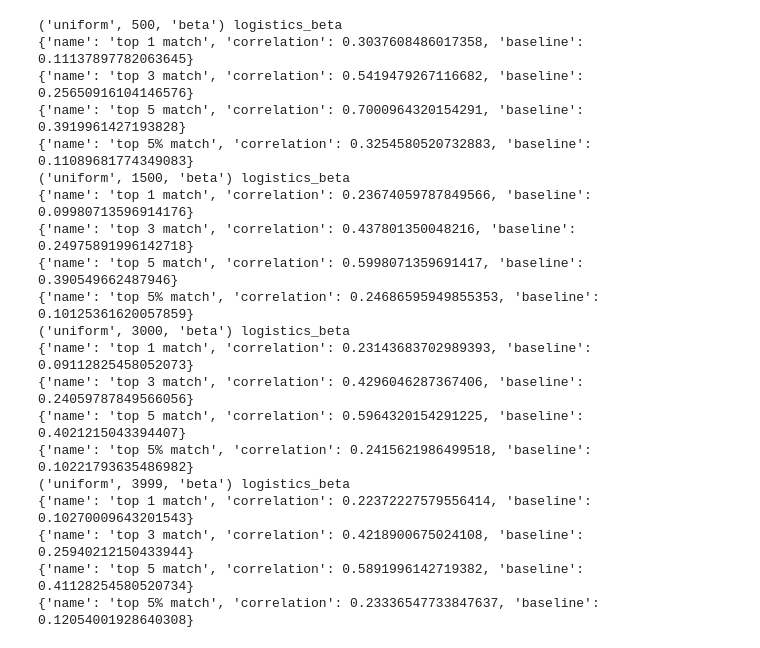
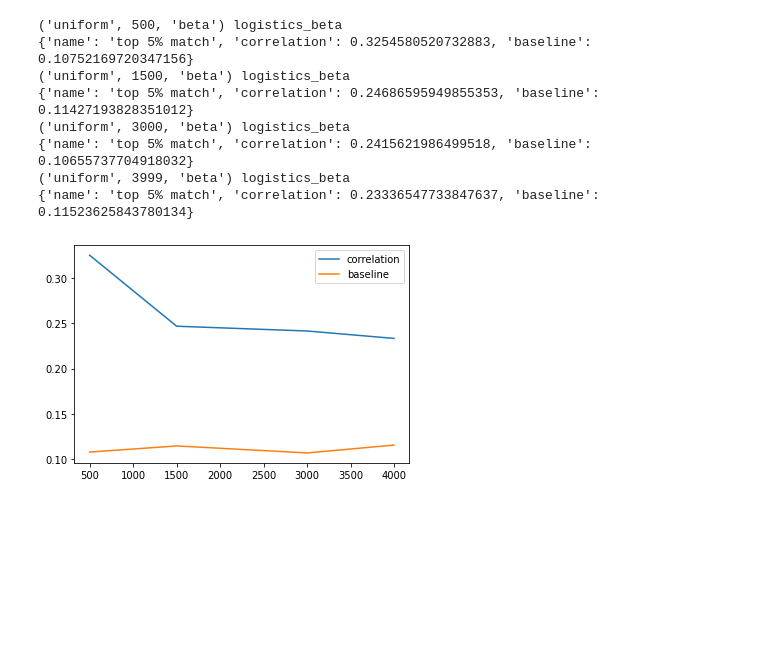
Before and after one commit to Sea-Snell/AttentionDynamics, a Jupyter notebook: classification/calculate_corr.ipynb, the cells around one changed output. Saved outputs shown, nothing was run; the diff lists cells and outputs as text; code cells hidden in the pictures; blank space fills up the shorter version.

```diff
--- a/classification/calculate_corr.ipynb
+++ b/classification/calculate_corr.ipynb
@@ -101,27 +107,27 @@ for iter_ in iterations:
 # %%
+x = []
+y = []
+baseline_y = []
 for iter_ in iterations:
     key1, key2 = ('uniform', iter_, 'beta'), 'logistics_beta'
     print(key1, key2)
     for metric in metrics:
-        print(metric.eval_corr(dicts, key1, key2))
+        corr = metric.eval_corr(dicts, key1, key2)
+        print(corr)
+    y.append(corr['correlation'])
+    baseline_y.append(corr['baseline'])
+    x.append(iter_)
+plt.plot(x, y, label='correlation')
+plt.plot(x, baseline_y, label='baseline')
+plt.legend()
+plt.show()
 # %% [output]
 ('uniform', 500, 'beta') logistics_beta
-{'name': 'top 1 match', 'correlation': 0.3037608486017358, 'baseline': 0.11137897782063645}
-{'name': 'top 3 match', 'correlation': 0.5419479267116682, 'baseline': 0.25650916104146576}
-{'name': 'top 5 match', 'correlation': 0.7000964320154291, 'baseline': 0.3919961427193828}
-{'name': 'top 5% match', 'correlation': 0.3254580520732883, 'baseline': 0.11089681774349083}
+{'name': 'top 5% match', 'correlation': 0.3254580520732883, 'baseline': 0.10752169720347156}
 ('uniform', 1500, 'beta') logistics_beta
-{'name': 'top 1 match', 'correlation': 0.23674059787849566, 'baseline': 0.09980713596914176}
-{'name': 'top 3 match', 'correlation': 0.437801350048216, 'baseline': 0.24975891996142718}
-{'name': 'top 5 match', 'correlation': 0.5998071359691417, 'baseline': 0.390549662487946}
-{'name': 'top 5% match', 'correlation': 0.24686595949855353, 'baseline': 0.10125361620057859}
+{'name': 'top 5% match', 'correlation': 0.24686595949855353, 'baseline': 0.11427193828351012}
 ('uniform', 3000, 'beta') logistics_beta
-{'name': 'top 1 match', 'correlation': 0.23143683702989393, 'baseline': 0.09112825458052073}
-{'name': 'top 3 match', 'correlation': 0.4296046287367406, 'baseline': 0.24059787849566056}
-{'name': 'top 5 match', 'correlation': 0.5964320154291225, 'baseline': 0.4021215043394407}
-{'name': 'top 5% match', 'correlation': 0.2415621986499518, 'baseline': 0.10221793635486982}
+{'name': 'top 5% match', 'correlation': 0.2415621986499518, 'baseline': 0.10655737704918032}
 ('uniform', 3999, 'beta') logistics_beta
-{'name': 'top 1 match', 'correlation': 0.22372227579556414, 'baseline': 0.10270009643201543}
-{'name': 'top 3 match', 'correlation': 0.4218900675024108, 'baseline': 0.25940212150433944}
-{'name': 'top 5 match', 'correlation': 0.5891996142719382, 'baseline': 0.41128254580520734}
-{'name': 'top 5% match', 'correlation': 0.23336547733847637, 'baseline': 0.12054001928640308}
+{'name': 'top 5% match', 'correlation': 0.23336547733847637, 'baseline': 0.11523625843780134}
+[figure, added]
```
Also changed, not shown: parts of 4 cells of this notebook, 5 other files.
